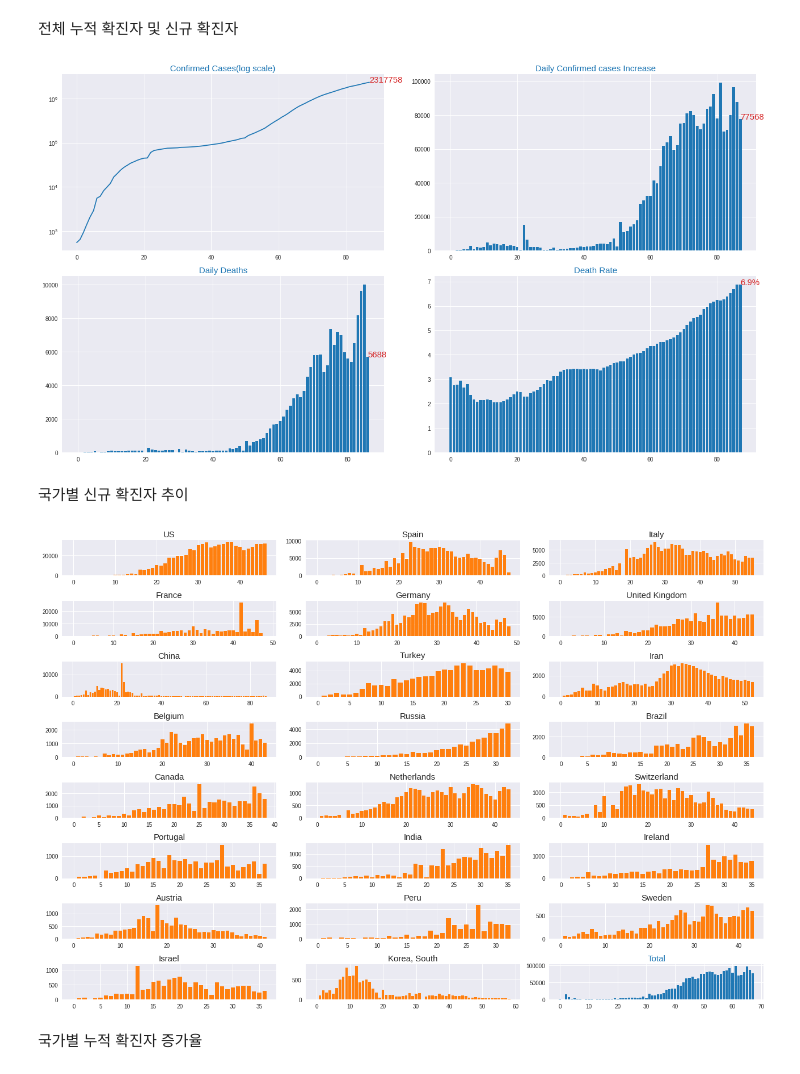
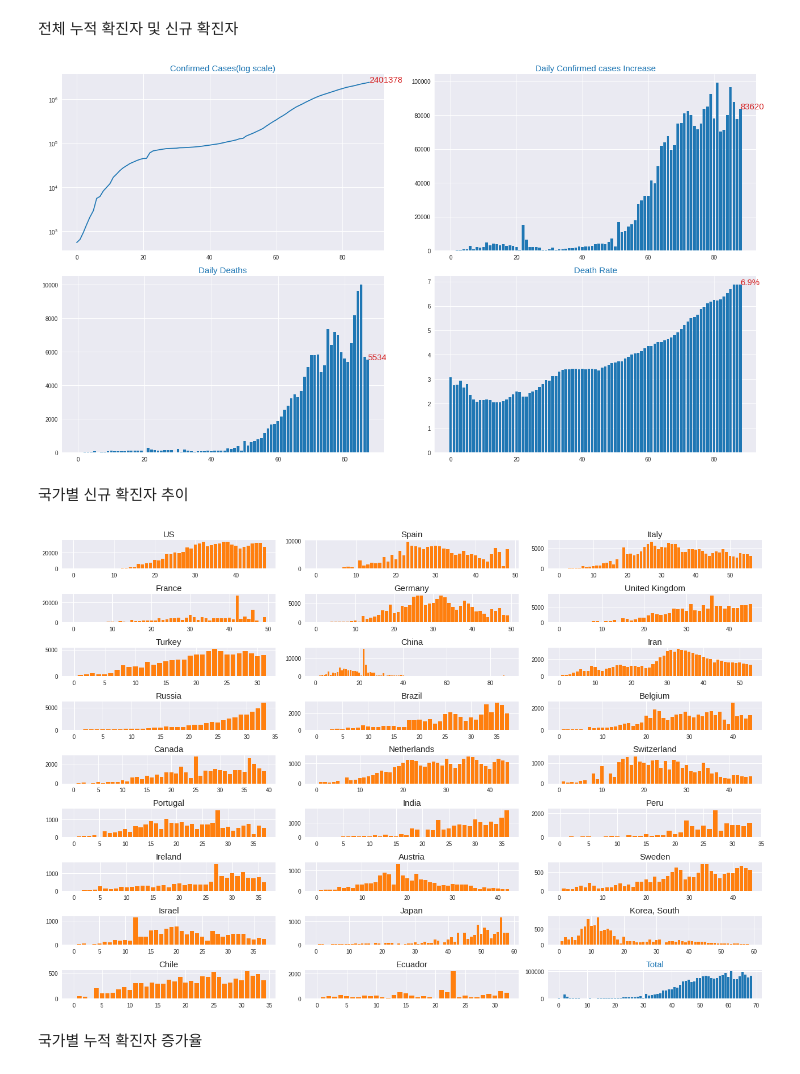
Before and after one commit to wyb330/covid19, a Jupyter notebook: covid19.ipynb, the cells around one changed output. Cells and saved outputs as stored; diff of their text form; code cells hidden in the pictures.

```diff
--- a/covid19.ipynb
+++ b/covid19.ipynb
@@ -65,7 +65,7 @@ latest_deaths = deaths_df[dates[-1]]
 latest_recoveries = recoveries_df[dates[-1]]
 # %%
 # 국가 리스트 및 국가별 인구 수
-TOP_N = 23  # 확진자 상위 국가 N
+TOP_N = 26  # 확진자 상위 국가 N
 unique_countries = list(confirmed_df['Country/Region'].unique())
 country_confirmed_cases = []
 no_cases = []
@@ -111,6 +111,8 @@ population = {'China':1399620000,
  'Russia':146748600,
  'Ireland':4921500,
  'India':1360979857,
- 'Peru':32131400
+ 'Peru':32131400,
+ 'Chile':19107216,
+ 'Ecuador':17245100
 }
 # %% [output]
@@ -247,38 +249,38 @@ axs[1, 1].text(adjusted_dates[-1], death_ratios[-1], '{:.1f}%'.format(death_rati
 
 fig.tight_layout()
 # %% [output]
-[figure, old version]
+[figure, new version]
 # %% [markdown]
 국가별 신규 확진자 추이
 # %%
 color = 'tab:orange'
-ROWS = 8
+ROWS = 9
 fig, axs = plt.subplots(ROWS, 3, figsize=(18, 12))
 #fig.suptitle('# of Covid-19 Daily Increase', size=10)
 for index, country in enumerate(v_unique_countries):
   cases = confirmed_df.loc[confirmed_df['Country/Region'] == country, cols[4]:cols[-1]].sum()
   cases = [c for c in cases if c > 100]
   adjusted_dates = [i for i in range(len(cases))]
   new_cases =[0]
   for i, case in enumerate(cases[:-1]):
     new_cases.append(cases[i + 1] - cases[i])
   row, col = divmod(index, 3)
   axs[row, col].bar(adjusted_dates, new_cases, color=color)
   axs[row, col].set_title(country, size=15)
 
 total_cases = confirmed.sum()
 new_cases =[0]
 for i, case in enumerate(total_cases[:-1]):
   new_cases.append(total_cases[i + 1] - total_cases[i])
 new_cases = new_cases[20:]
 adjusted_dates = [i for i in range(len(new_cases))]
 color = 'tab:blue'
 axs[ROWS - 1, 2].bar(adjusted_dates, new_cases, color=color)
 axs[ROWS - 1, 2].set_title('Total', size=15, color=color)
 
 fig.tight_layout()
 # %% [output]
-[figure, old version]
+[figure, new version]
 # %% [markdown]
 국가별 누적 확진자 증가율
 # %%
```
Also changed, not shown: parts of 18 cells of this notebook.
